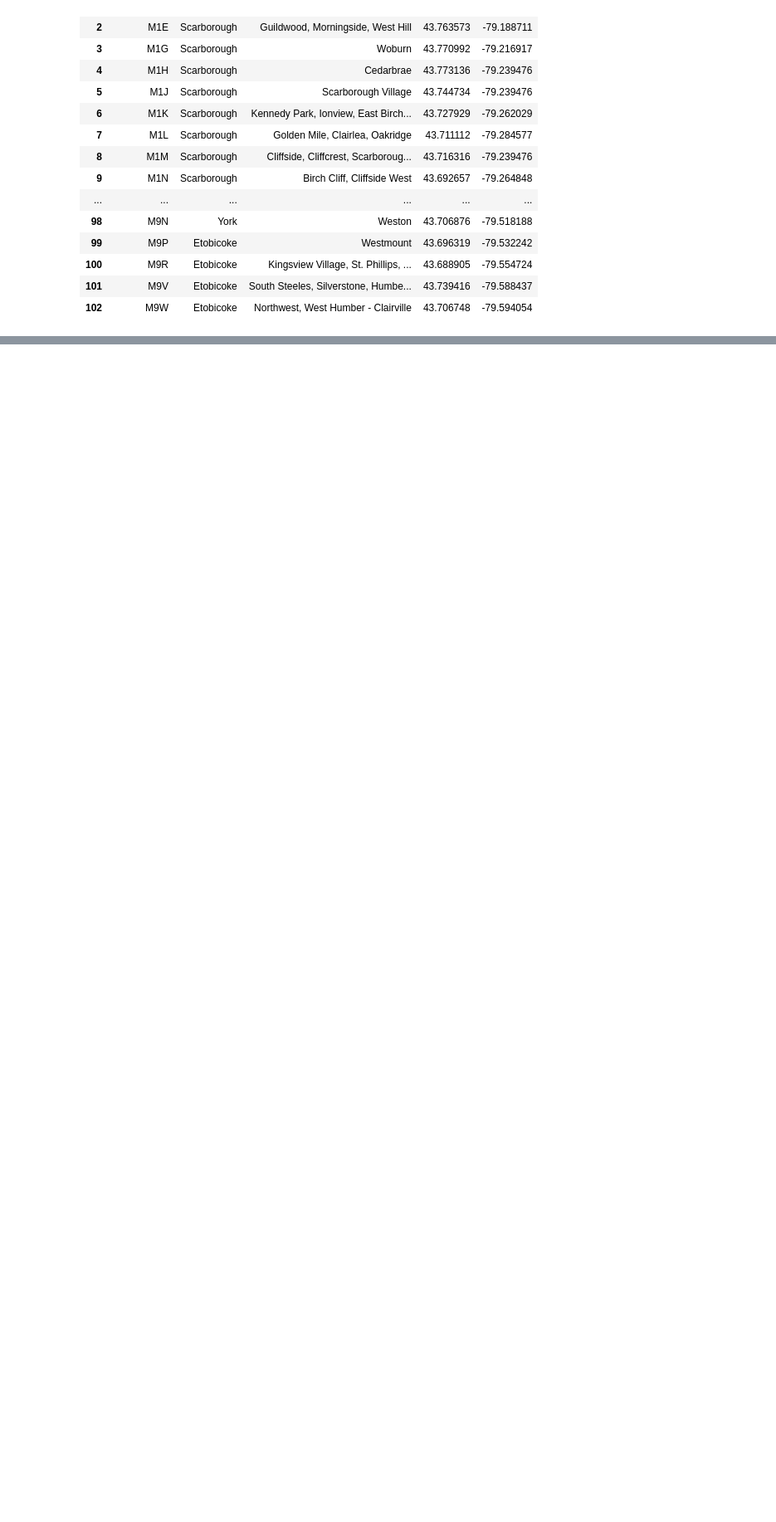
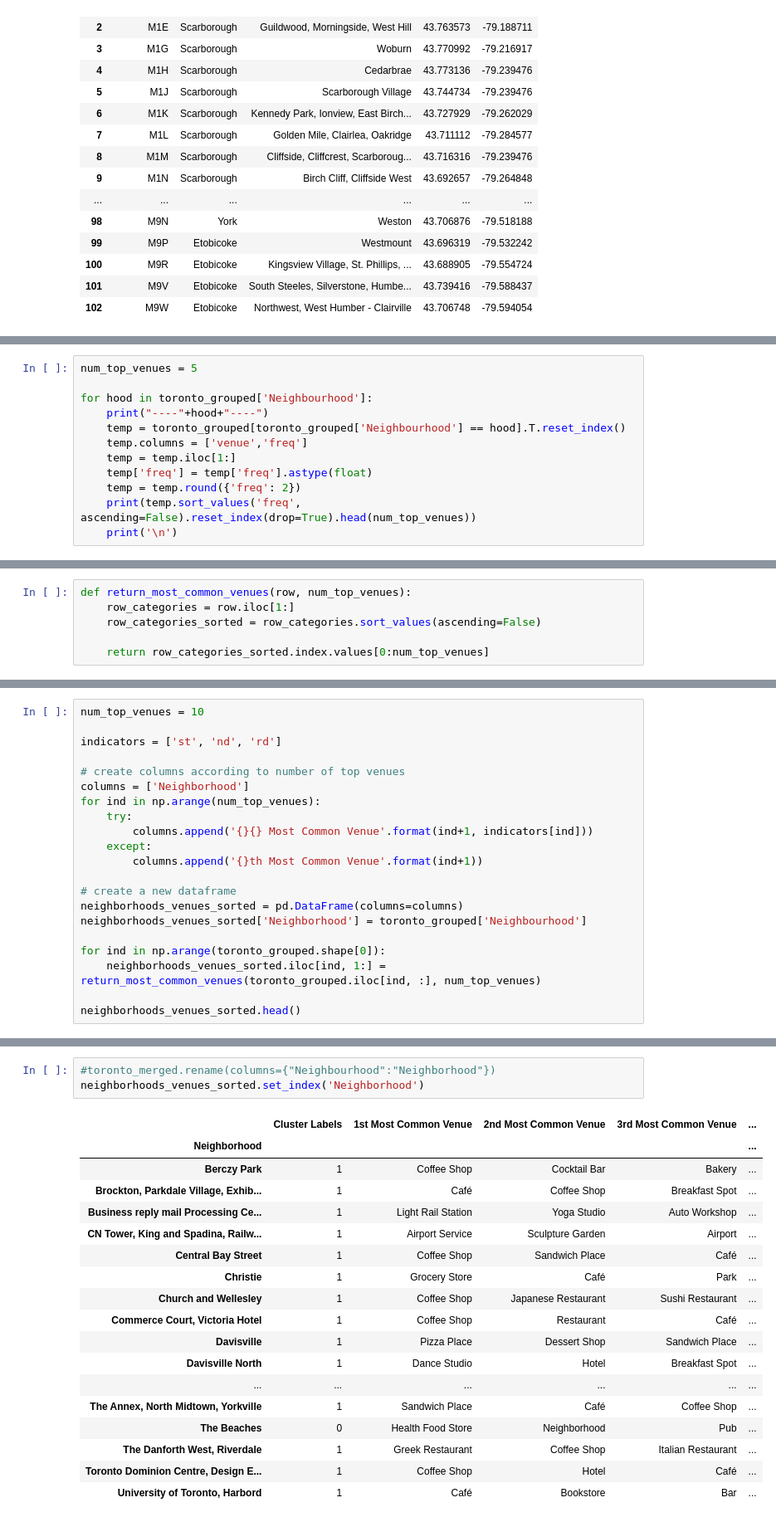
Before and after one commit to aang-tla/IBM_Capstone_Wk3, a Jupyter notebook: CapstoneWeek3.ipynb, the cells around one changed output, grey strips where cells are left out. Shown at 83% size. Saved outputs shown, nothing was run; the diff lists cells and outputs as text; blank space fills up the shorter version.

```diff
--- a/CapstoneWeek3.ipynb
+++ b/CapstoneWeek3.ipynb
@@ -151,0 +478,12 @@ final_df
+# %%
+num_top_venues = 5
+
+for hood in toronto_grouped['Neighbourhood']:
+    print("----"+hood+"----")
+    temp = toronto_grouped[toronto_grouped['Neighbourhood'] == hood].T.reset_index()
+    temp.columns = ['venue','freq']
+    temp = temp.iloc[1:]
+    temp['freq'] = temp['freq'].astype(float)
+    temp = temp.round({'freq': 2})
+    print(temp.sort_values('freq', ascending=False).reset_index(drop=True).head(num_top_venues))
+    print('\n')
@@ -151,0 +510,6 @@ final_df
+# %%
+def return_most_common_venues(row, num_top_venues):
+    row_categories = row.iloc[1:]
+    row_categories_sorted = row_categories.sort_values(ascending=False)
+
+    return row_categories_sorted.index.values[0:num_top_venues]
@@ -151,0 +518,21 @@ final_df
+# %%
+num_top_venues = 10
+
+indicators = ['st', 'nd', 'rd']
+
+# create columns according to number of top venues
+columns = ['Neighborhood']
+for ind in np.arange(num_top_venues):
+    try:
+        columns.append('{}{} Most Common Venue'.format(ind+1, indicators[ind]))
+    except:
+        columns.append('{}th Most Common Venue'.format(ind+1))
+
+# create a new dataframe
+neighborhoods_venues_sorted = pd.DataFrame(columns=columns)
+neighborhoods_venues_sorted['Neighborhood'] = toronto_grouped['Neighbourhood']
+
+for ind in np.arange(toronto_grouped.shape[0]):
+    neighborhoods_venues_sorted.iloc[ind, 1:] = return_most_common_venues(toronto_grouped.iloc[ind, :], num_top_venues)
+
+neighborhoods_venues_sorted.head()
@@ -151,0 +561,22 @@ final_df
+# %%
+#toronto_merged.rename(columns={"Neighbourhood":"Neighborhood"})
+neighborhoods_venues_sorted.set_index('Neighborhood')
+# %% [output]
+|  | Cluster Labels | 1st Most Common Venue | 2nd Most Common Venue | 3rd Most Common Venue | ... |
+| Neighborhood |  |  |  |  | ... |
+| Berczy Park | 1 | Coffee Shop | Cocktail Bar | Bakery | ... |
+| Brockton, Parkdale Village, Exhib... | 1 | Café | Coffee Shop | Breakfast Spot | ... |
+| Business reply mail Processing Ce... | 1 | Light Rail Station | Yoga Studio | Auto Workshop | ... |
+| CN Tower, King and Spadina, Railw... | 1 | Airport Service | Sculpture Garden | Airport | ... |
+| Central Bay Street | 1 | Coffee Shop | Sandwich Place | Café | ... |
+| Christie | 1 | Grocery Store | Café | Park | ... |
+| Church and Wellesley | 1 | Coffee Shop | Japanese Restaurant | Sushi Restaurant | ... |
+| Commerce Court, Victoria Hotel | 1 | Coffee Shop | Restaurant | Café | ... |
+| Davisville | 1 | Pizza Place | Dessert Shop | Sandwich Place | ... |
+| Davisville North | 1 | Dance Studio | Hotel | Breakfast Spot | ... |
+| ... | ... | ... | ... | ... | ... |
+| The Annex, North Midtown, Yorkville | 1 | Sandwich Place | Café | Coffee Shop | ... |
+| The Beaches | 0 | Health Food Store | Neighborhood | Pub | ... |
+| The Danforth West, Riverdale | 1 | Greek Restaurant | Coffee Shop | Italian Restaurant | ... |
+| Toronto Dominion Centre, Design E... | 1 | Coffee Shop | Hotel | Café | ... |
+| University of Toronto, Harbord | 1 | Café | Bookstore | Bar | ... |
```
Also changed, not shown: parts of 46 cells of this notebook.
